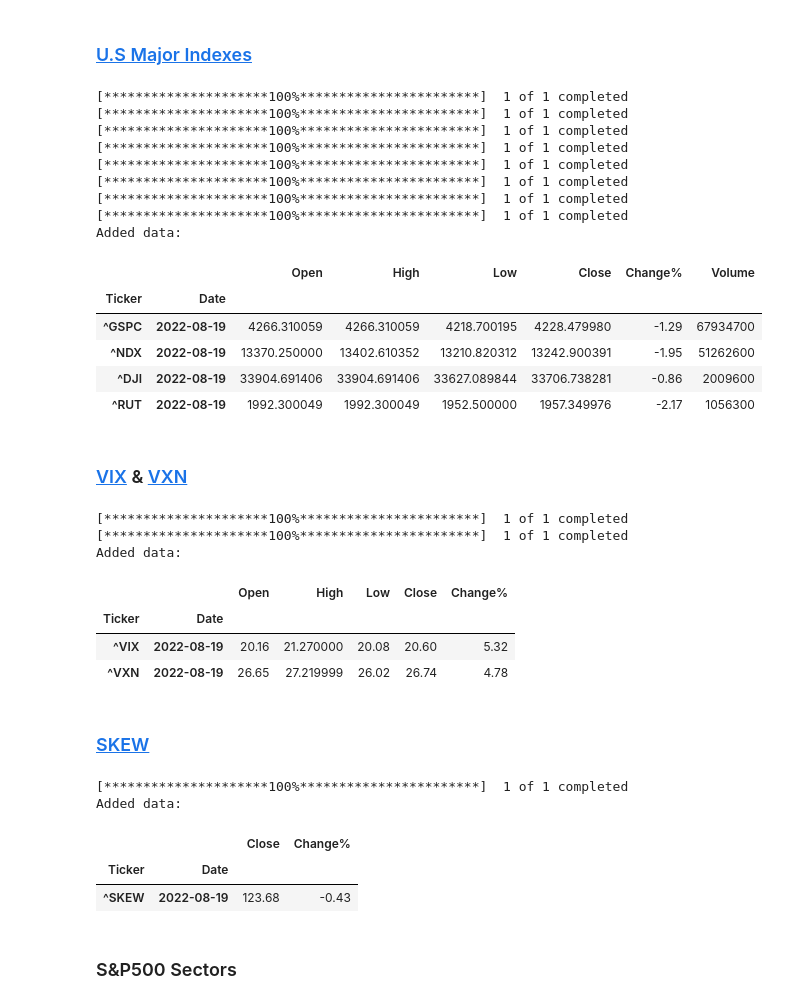
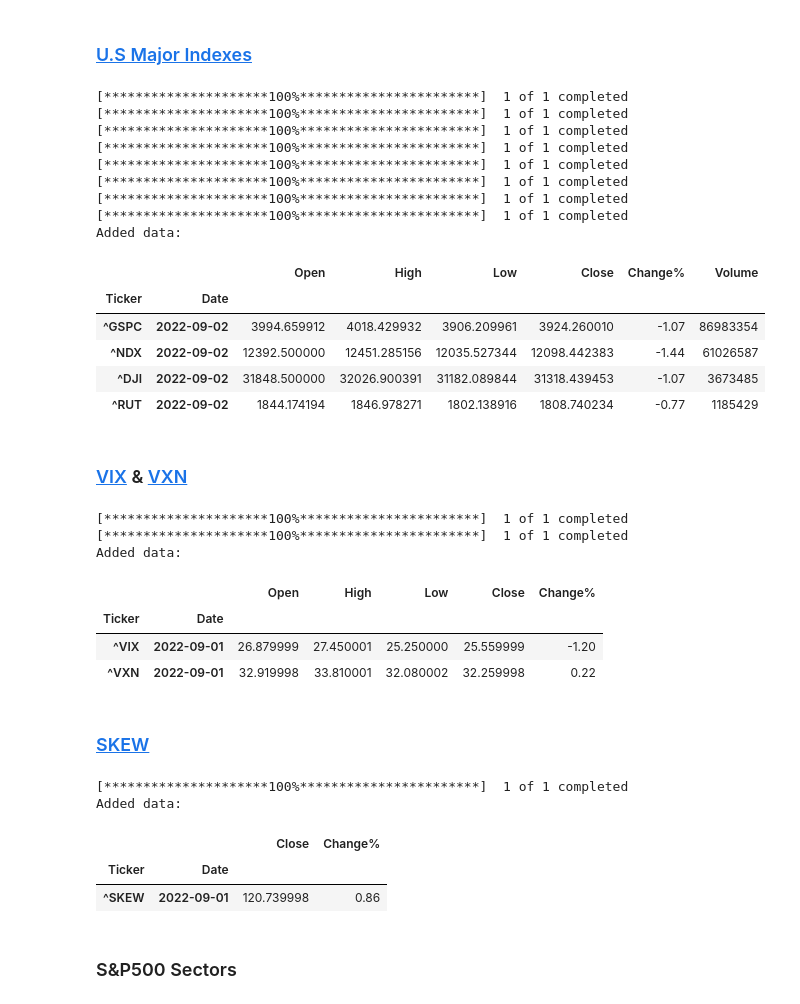
Before and after one commit to RanArino/Data_Analysis_Python, a Jupyter notebook: Finance/Analysis.ipynb, the cells around one changed output. Cells and saved outputs as stored; diff of their text form; code cells hidden in the pictures.

```diff
--- a/Finance/Analysis.ipynb
+++ b/Finance/Analysis.ipynb
@@ -21,31 +29,31 @@ import Finance_Function as FF
 # %%
 file_name = 'US_Major_Indexes.xlsx'
 tickers = ['^GSPC', '^NDX', '^DJI', '^RUT'] #S&P500, Nasdaq100, Dow Jones, Russell 2000
 volumes = ['SPY', 'QQQ', 'DIA', 'IWN'] # corresponding ETF
 columns = ['Date', 'Open', 'High', 'Low',  'Close']
 
-major_index = FF.YAHOO_FINANCE_EXTRACT(file_name = file_name,
-                                       tickers = tickers,
-                                       daily_change = 'E', # location of close price in excel
-                                       volumes = volumes,
-                                       columns = columns)
+major_index = FF.get_yahoo_finance_data(file_name = file_name,
+                                        tickers = tickers,
+                                        daily_change = 'E', # location of close price in excel
+                                        volumes = volumes,
+                                        columns = columns)
 major_index
 # %% [output]
 [*********************100%***********************]  1 of 1 completed
 [*********************100%***********************]  1 of 1 completed
 [*********************100%***********************]  1 of 1 completed
 [*********************100%***********************]  1 of 1 completed
 [*********************100%***********************]  1 of 1 completed
 [*********************100%***********************]  1 of 1 completed
 [*********************100%***********************]  1 of 1 completed
 [*********************100%***********************]  1 of 1 completed
 Added data:
 |  |  | Open | High | Low | Close | Change% | Volume |
 | Ticker | Date |  |  |  |  |  |  |
-| ^GSPC | 2022-08-19 | 4266.310059 | 4266.310059 | 4218.700195 | 4228.479980 | -1.29 | 67934700 |
-| ^NDX | 2022-08-19 | 13370.250000 | 13402.610352 | 13210.820312 | 13242.900391 | -1.95 | 51262600 |
-| ^DJI | 2022-08-19 | 33904.691406 | 33904.691406 | 33627.089844 | 33706.738281 | -0.86 | 2009600 |
-| ^RUT | 2022-08-19 | 1992.300049 | 1992.300049 | 1952.500000 | 1957.349976 | -2.17 | 1056300 |
+| ^GSPC | 2022-09-02 | 3994.659912 | 4018.429932 | 3906.209961 | 3924.260010 | -1.07 | 86983354 |
+| ^NDX | 2022-09-02 | 12392.500000 | 12451.285156 | 12035.527344 | 12098.442383 | -1.44 | 61026587 |
+| ^DJI | 2022-09-02 | 31848.500000 | 32026.900391 | 31182.089844 | 31318.439453 | -1.07 | 3673485 |
+| ^RUT | 2022-09-02 | 1844.174194 | 1846.978271 | 1802.138916 | 1808.740234 | -0.77 | 1185429 |
 # %% [markdown]
 ### [VIX](https://ca.finance.yahoo.com/quote/%5EVIX/) & [VXN](https://ca.finance.yahoo.com/quote/%5EVXN/)
 # %%
@@ -53,19 +61,19 @@ file_name = 'Contrarian_Indicators.xlsx'
 tickers = ['^VIX', '^VXN']
 columns = ['Date', 'Open', 'High', 'Low', 'Close']
 
-FF.YAHOO_FINANCE_EXTRACT(file_name = file_name,
-                         tickers = tickers,
-                         daily_change = 'E', # location of close price in excel
-                         volumes=None,
-                         columns = columns)
+FF.get_yahoo_finance_data(file_name = file_name,
+                          tickers = tickers,
+                          daily_change = 'E', # location of close price in excel
+                          volumes=None,
+                          columns = columns)
 # %% [output]
 [*********************100%***********************]  1 of 1 completed
 [*********************100%***********************]  1 of 1 completed
 Added data:
 |  |  | Open | High | Low | Close | Change% |
 | Ticker | Date |  |  |  |  |  |
-| ^VIX | 2022-08-19 | 20.16 | 21.270000 | 20.08 | 20.60 | 5.32 |
-| ^VXN | 2022-08-19 | 26.65 | 27.219999 | 26.02 | 26.74 | 4.78 |
+| ^VIX | 2022-09-01 | 26.879999 | 27.450001 | 25.250000 | 25.559999 | -1.20 |
+| ^VXN | 2022-09-01 | 32.919998 | 33.810001 | 32.080002 | 32.259998 | 0.22 |
 # %% [markdown]
 ### [SKEW](https://finance.yahoo.com/quote/%5ESKEW/)
 # %%
@@ -73,17 +81,17 @@ file_name = 'Contrarian_Indicators.xlsx'
 tickers = ['^SKEW']
 columns = ['Date', 'Close']
 
-FF.YAHOO_FINANCE_EXTRACT(file_name = file_name,
-                         tickers = tickers,
-                         daily_change = 'B', # location of close price in excel
-                         volumes=None,
-                         columns = columns)
+FF.get_yahoo_finance_data(file_name = file_name,
+                          tickers = tickers,
+                          daily_change = 'B', # location of close price in excel
+                          volumes=None,
+                          columns = columns)
 # %% [output]
 [*********************100%***********************]  1 of 1 completed
 Added data:
 |  |  | Close | Change% |
 | Ticker | Date |  |  |
-| ^SKEW | 2022-08-19 | 123.68 | -0.43 |
+| ^SKEW | 2022-09-01 | 120.739998 | 0.86 |
 # %% [markdown]
 ### S&P500 Sectors
 # %%
```
Also changed, not shown: parts of 44 cells of this notebook, 1 other file.
